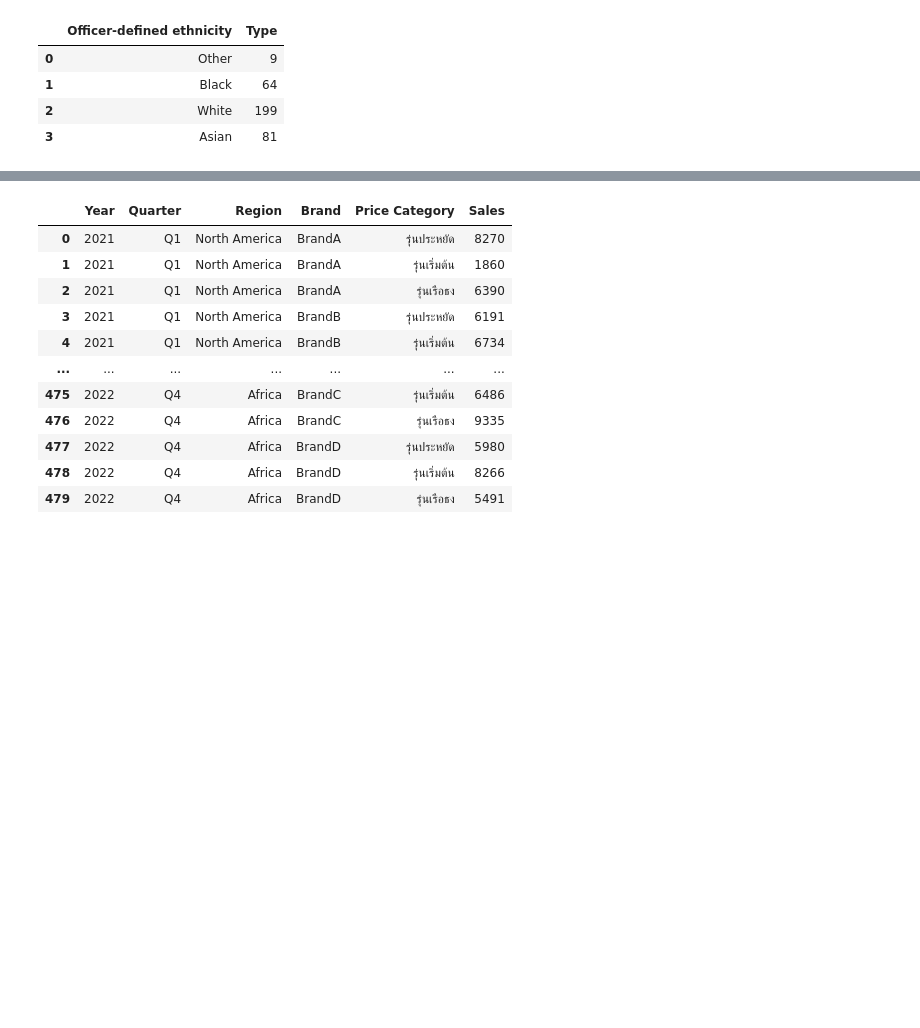
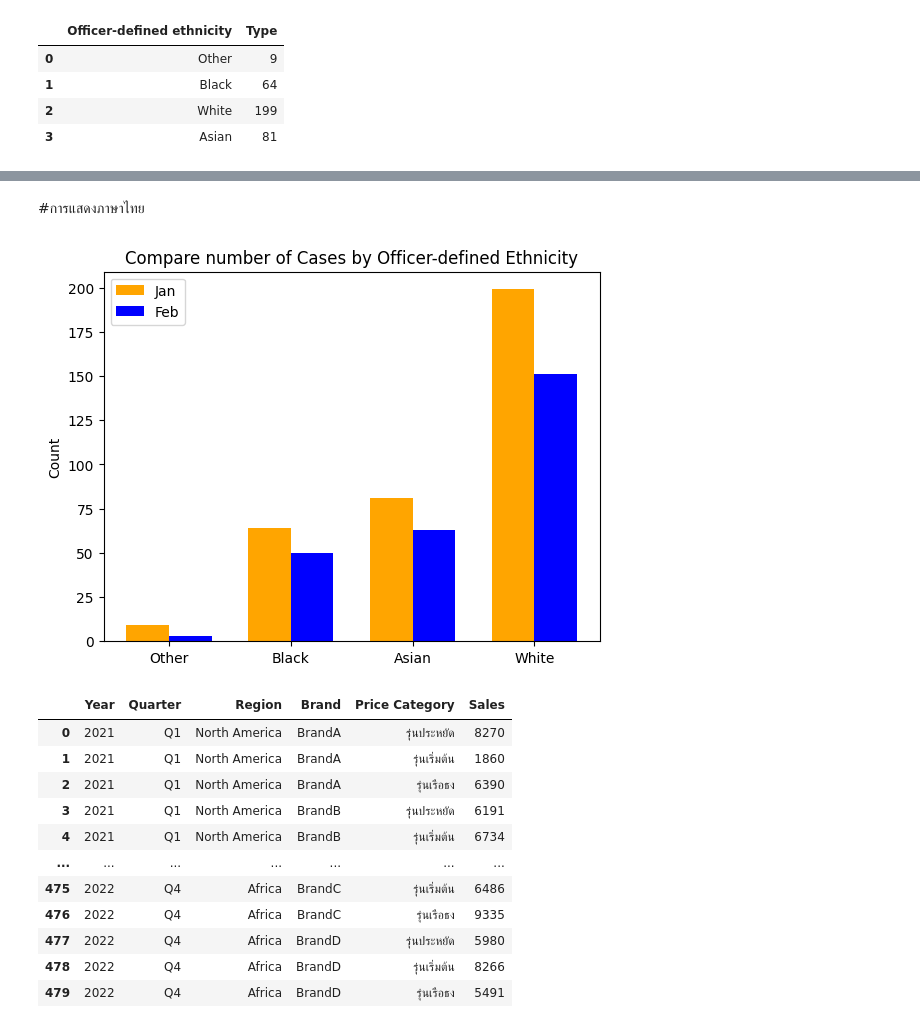
Before and after one commit to Ellizence01/dataviz2025, a Jupyter notebook: Copy_of_Visualize_Data_Comparison_2025.ipynb, the cells around one changed output, grey strips where cells are left out. Saved outputs shown, nothing was run; the diff lists cells and outputs as text; code cells hidden in the pictures; blank space fills up the shorter version.

```diff
--- a/Copy_of_Visualize_Data_Comparison_2025.ipynb
+++ b/Copy_of_Visualize_Data_Comparison_2025.ipynb
@@ -147,0 +178,2 @@ plt.title('Number of Cases open by polices with diff eth over Jan-Apr 2025');
+# %% [markdown]
+#การแสดงภาษาไทย
@@ -148,3 +186,20 @@ plt.title('Number of Cases open by polices with diff eth over Jan-Apr 2025');
+# %%
+x = np.arange(len(stopandsearch_1))
+width = 0.35
+
+fig,ax = plt.subplots()
+rects1 = ax.bar(x - width/2, stopandsearch_1['Type'], width, label='Jan',color = 'orange')
+rects2 = ax.bar(x + width/2, stopandsearch_2['Type'], width, label='Feb',color = 'blue')
+
+ax.set_ylabel('Count')
+ax.set_title('Compare number of Cases by Officer-defined Ethnicity')
+ax.set_xticks(x)
+ax.set_xticklabels(stopandsearch_1['Officer-defined ethnicity'])
+ax.legend()
+
+plt.show()
+# %% [output]
+[figure, added]
 # %%
 # prompt: replace word Budget in the Price Category with รุ่นเริ่มต้น
 
```
Also changed, not shown: parts of 21 cells of this notebook.
